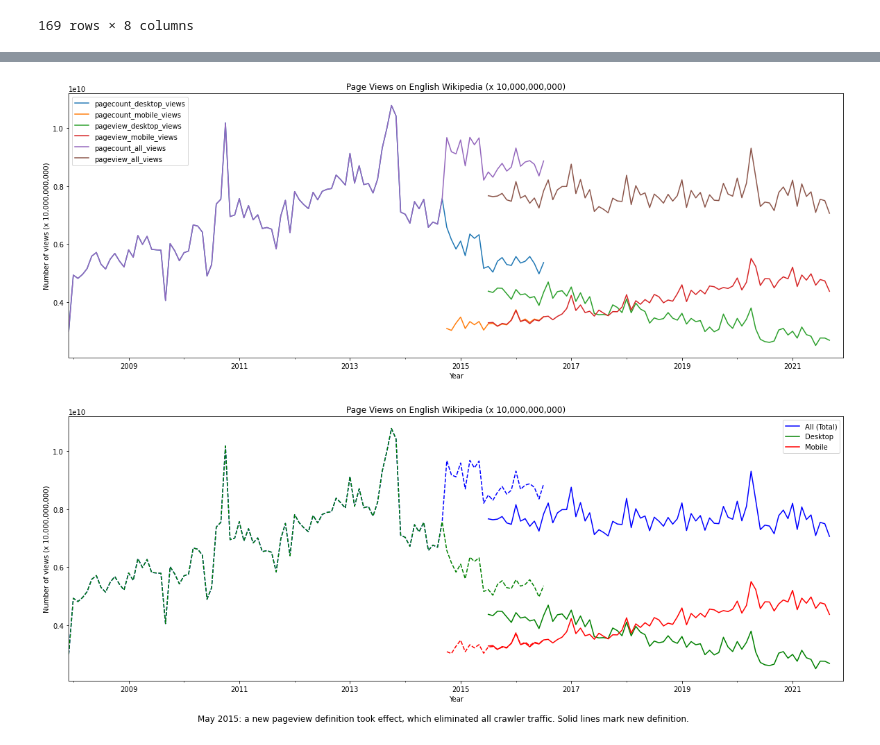
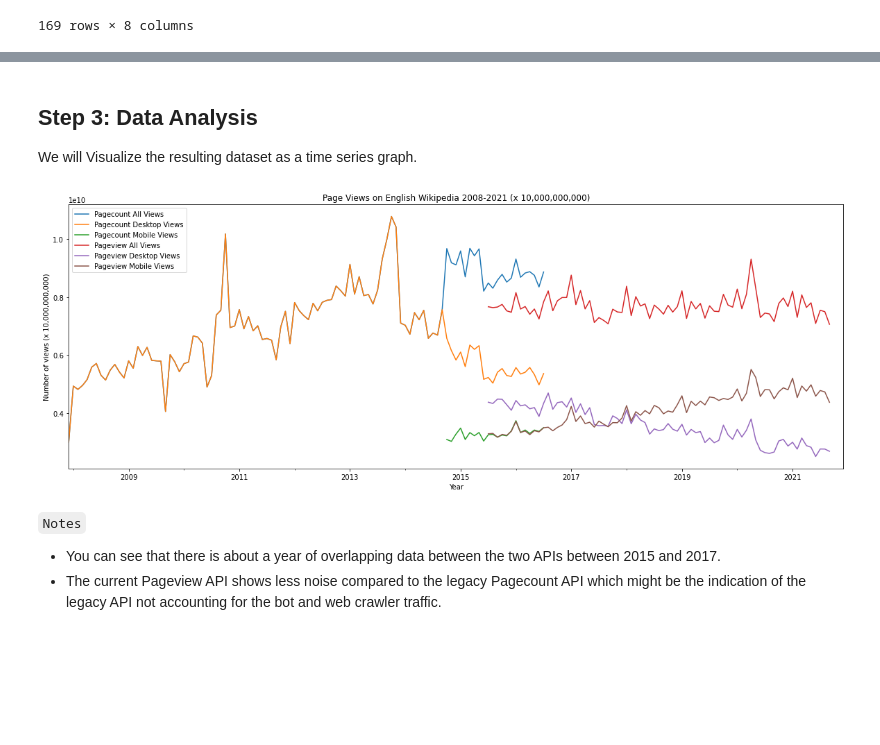
Before and after one commit to smuktevi/data512hw, a Jupyter notebook: data-512-a1/hcds-a1-data-curation.ipynb, the cells around one changed output, grey strips where cells are left out. Drawn from its saved outputs; the diff is of its cells as text; code cells hidden in the pictures; blank space fills up the shorter version.

```diff
--- a/data-512-a1/hcds-a1-data-curation.ipynb
+++ b/data-512-a1/hcds-a1-data-curation.ipynb
@@ -38,6 +38,9 @@ png_outfile_path = "./clean/en-wikipedia_traffic_200712-202108.png"
 # %%
 #function for API endpoint call
 def api_call(endpoint,parameters):
+    """
+    Takes the endpoint and input parameters to the endpoint to give us the traffic data.
+    """
     call = requests.get(endpoint.format(**parameters), headers=headers)
     response = call.json()
     return response
@@ -298,0 +324,10 @@ result_df
+# %%
+result_df_ = result_df[['year',
+ 'month',
+ 'pagecount_all_views',
+ 'pagecount_desktop_views',
+ 'pagecount_mobile_views',
+ 'pageview_all_views',
+ 'pageview_desktop_views',
+ 'pageview_mobile_views']]
+result_df_
@@ -315,37 +365,24 @@ Please graph the data in Python or R, in your notebook, rather than using an ext
+# %% [markdown]
+## Step 3: Data Analysis
+
+We will Visualize the resulting dataset as a time series graph.
 # %%
 # Delete the last values in for pagecount
-result_df.replace(0, np.nan, inplace=True)
-result_df.replace(103, np.nan, inplace=True)
+result_df_.replace(0, np.nan, inplace=True)
+result_df_.replace(103, np.nan, inplace=True)
 
-ax = result_df.set_index(pd.to_datetime(result_df[['year','month']].assign(day=1))).plot(figsize=(20,7))
-ax.set_title("Page Views on English Wikipedia (x 10,000,000,000)")
+ax = result_df_.set_index(pd.to_datetime(result_df_[['year','month']].assign(day=1))).plot(figsize=(20,7))
+ax.set_title("Page Views on English Wikipedia 2008-2021 (x 10,000,000,000)")
 ax.set_xlabel("Year")
 ax.set_ylabel("Number of views (x 10,000,000,000)")
+plt.legend(["Pagecount All Views", "Pagecount Desktop Views", "Pagecount Mobile Views",
+            "Pageview All Views", "Pageview Desktop Views", "Pageview Mobile Views"])
+plt.savefig('./en-wikipedia_traffic_200712-202108.jpg')
 plt.show()
 # %% [output]
-[figure, old version]
+[figure, new version]
-# %%
-df = result_df.copy()
-# Plot the legacy lines first
-ax = df[['year', 'month', 'pagecount_all_views', 'pagecount_desktop_views', 'pagecount_mobile_views']].set_index(pd.to_datetime(df[['year','month']].assign(day=1))).plot(figsize=(20,7), style='--', color=['b','g','r'])
-# Add the new pageview definition lines to the legacy plot
-df[['year', 'month', 'pageview_all_views', 'pageview_desktop_views', 'pageview_mobile_views']].set_index(pd.to_datetime(df[['year','month']].assign(day=1))).plot(figsize=(20,7), style='-', ax=ax, color=['b','g','r'])
-# Add a title for the plot
-ax.set_title("Page Views on English Wikipedia (x 10,000,000,000)")
-# Set the xlabel as year
-ax.set_xlabel("Year")
-# Set the ylabel as number of views
-ax.set_ylabel("Number of views (x 10,000,000,000)")
-# Add in legend
-custom_lines = [Line2D([0], [0], color='b'),
-                Line2D([0], [0], color='g'),
-                Line2D([0], [0], color='r')]
-ax.legend(custom_lines, ['All (Total)', 'Desktop', 'Mobile'])
-# Add footnote regarding legacy and new definition
-plt.figtext(0.5, 0.01, "May 2015: a new pageview definition took effect, which eliminated all crawler traffic. Solid lines mark new definition.", wrap=True, horizontalalignment='center', fontsize=12)
-
-plt.savefig("Page Views on English Wikipedia")
-# Display the plot
-plt.show()
-# %% [output]
-[figure, removed]
+# %% [markdown]
+`Notes`
+
+* You can see that there is about a year of overlapping data between the two APIs between 2015 and 2017.
+* The current Pageview API shows less noise compared to the legacy Pagecount API which might be the indication of the legacy API not accounting for the bot and web crawler traffic.
```
Also changed, not shown: parts of 23 cells of this notebook, 3 other files.
